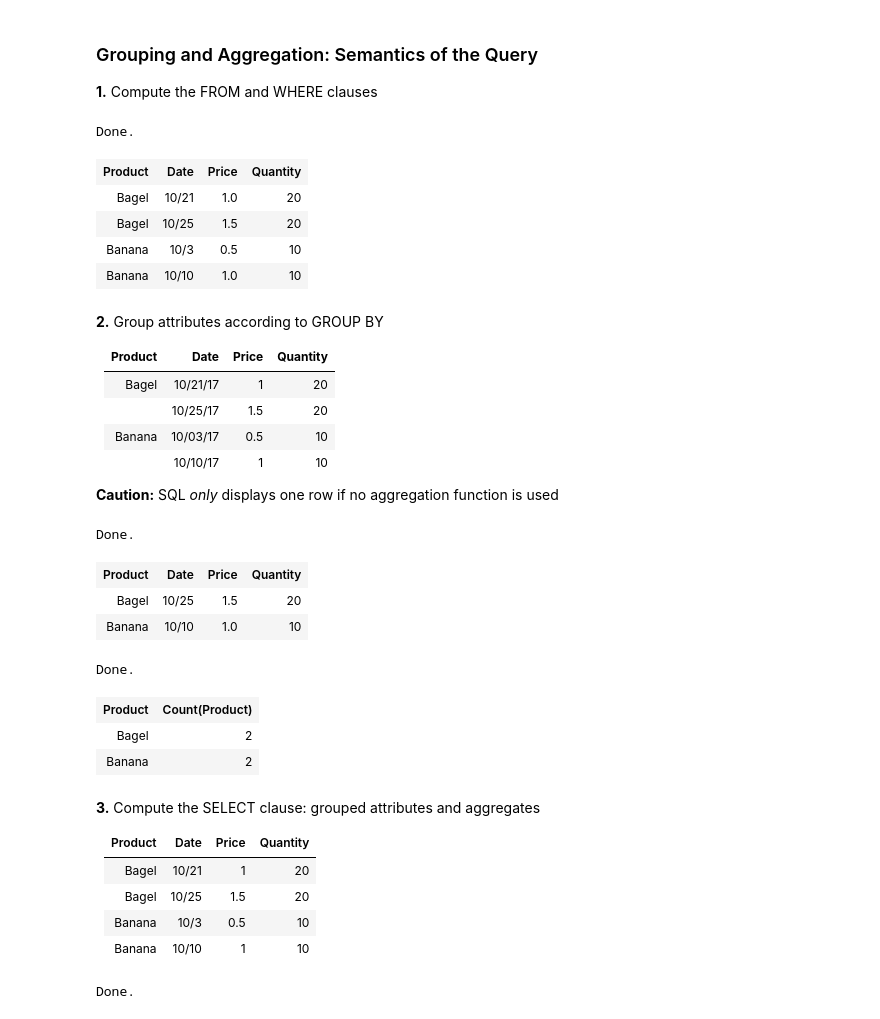
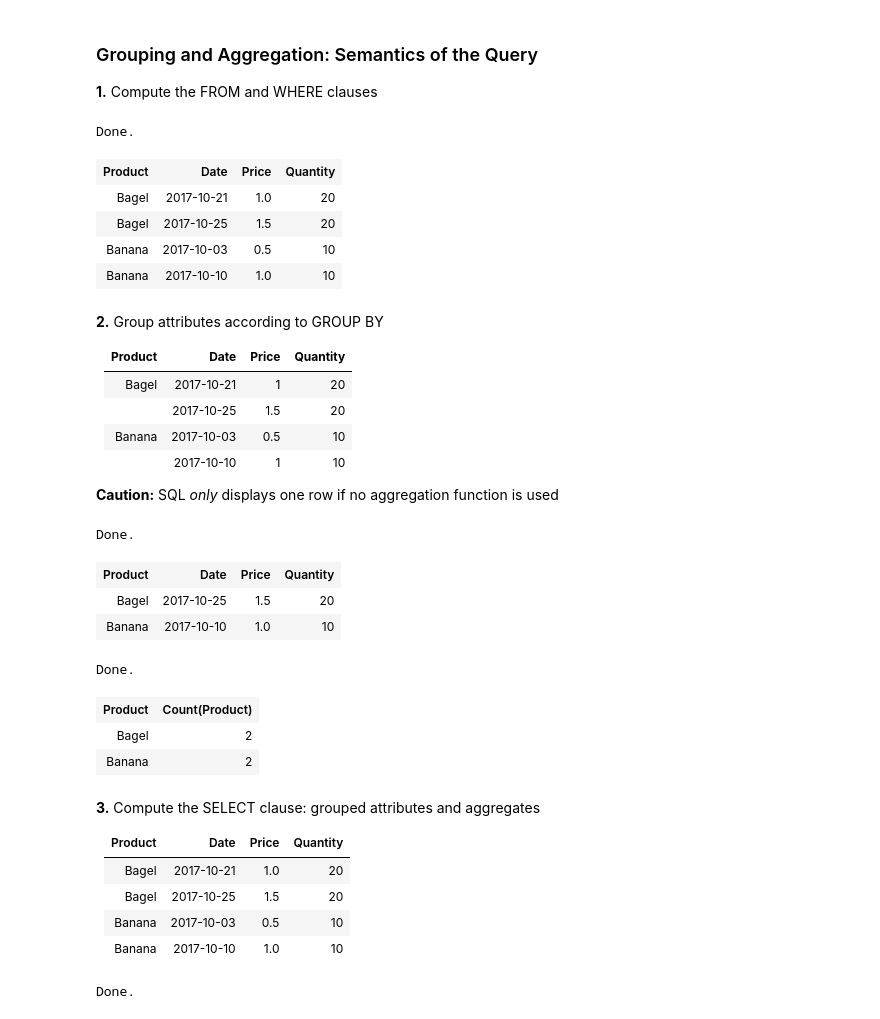
Before and after one commit to jacobmontiel/sql-intro, a Jupyter notebook: sql-intro-4.ipynb, the cells around one changed output. Saved outputs shown, nothing was run; the diff lists cells and outputs as text; code cells hidden in the pictures.

Commit message:
Fix bug when using date in constraint

```diff
--- a/sql-intro-4.ipynb
+++ b/sql-intro-4.ipynb
@@ -223,24 +223,24 @@ __1.__ Compute the FROM and WHERE clauses
 # %%
 %%sql
 SELECT *
 FROM   Purchase
-WHERE  Date > '10/1'
+WHERE  Date > '2017-10-01'
 # %% [output]
 Done.
 | Product | Date | Price | Quantity |
-| Bagel | 10/21 | 1.0 | 20 |
-| Bagel | 10/25 | 1.5 | 20 |
-| Banana | 10/3 | 0.5 | 10 |
-| Banana | 10/10 | 1.0 | 10 |
+| Bagel | 2017-10-21 | 1.0 | 20 |
+| Bagel | 2017-10-25 | 1.5 | 20 |
+| Banana | 2017-10-03 | 0.5 | 10 |
+| Banana | 2017-10-10 | 1.0 | 10 |
 # %% [markdown]
 __2.__ Group attributes according to GROUP BY
 
 |__Product__| __Date__ |__Price__|__Quantity__|
-|:-------:|:--------:|:-----:|:--------:|
-|  Bagel  | 10/21/17 |   1   |    20    |
-|         | 10/25/17 |  1.5  |    20    |
-|  Banana | 10/03/17 |  0.5  |    10    |
-|         | 10/10/17 |   1   |    10    |
+|:-------:|:----------:|:-----:|:--------:|
+|  Bagel  | 2017-10-21 |   1   |    20    |
+|         | 2017-10-25 |  1.5  |    20    |
+|  Banana | 2017-10-03 |  0.5  |    10    |
+|         | 2017-10-10 |   1   |    10    |
 
 
 __Caution:__ SQL _only_ displays one row if no aggregation function is used
@@ -248,13 +248,13 @@ __Caution:__ SQL _only_ displays one row if no aggregation function is used
 %%sql
 SELECT   *
 FROM     Purchase
-WHERE    Date > '10/1'
+WHERE    Date > '2017-10-01'
 GROUP BY Product;
 # %% [output]
 Done.
 | Product | Date | Price | Quantity |
-| Bagel | 10/25 | 1.5 | 20 |
-| Banana | 10/10 | 1.0 | 10 |
+| Bagel | 2017-10-25 | 1.5 | 20 |
+| Banana | 2017-10-10 | 1.0 | 10 |
 # %%
 %%sql
 SELECT   Product, Count(Product)
@@ -269,10 +269,10 @@ Done.
 # %% [markdown]
 __3.__ Compute the SELECT clause: grouped attributes and aggregates
 
-| Product | Date  | Price | Quantity |
-|---------|-------|-------|----------|
-| Bagel   | 10/21 | 1     | 20       |
-| Bagel   | 10/25 | 1.5   | 20       |
-| Banana  | 10/3  | 0.5   | 10       |
-| Banana  | 10/10 | 1     | 10       |
+| Product |    Date    | Price | Quantity |
+|---------|:----------:|------:|:--------:|
+| Bagel   | 2017-10-21 | 1.0   | 20       |
+| Bagel   | 2017-10-25 | 1.5   | 20       |
+| Banana  | 2017-10-03 | 0.5   | 10       |
+| Banana  | 2017-10-10 | 1.0   | 10       |
 # %%
```
Also changed, not shown: parts of 15 cells of this notebook, 1 other file.
